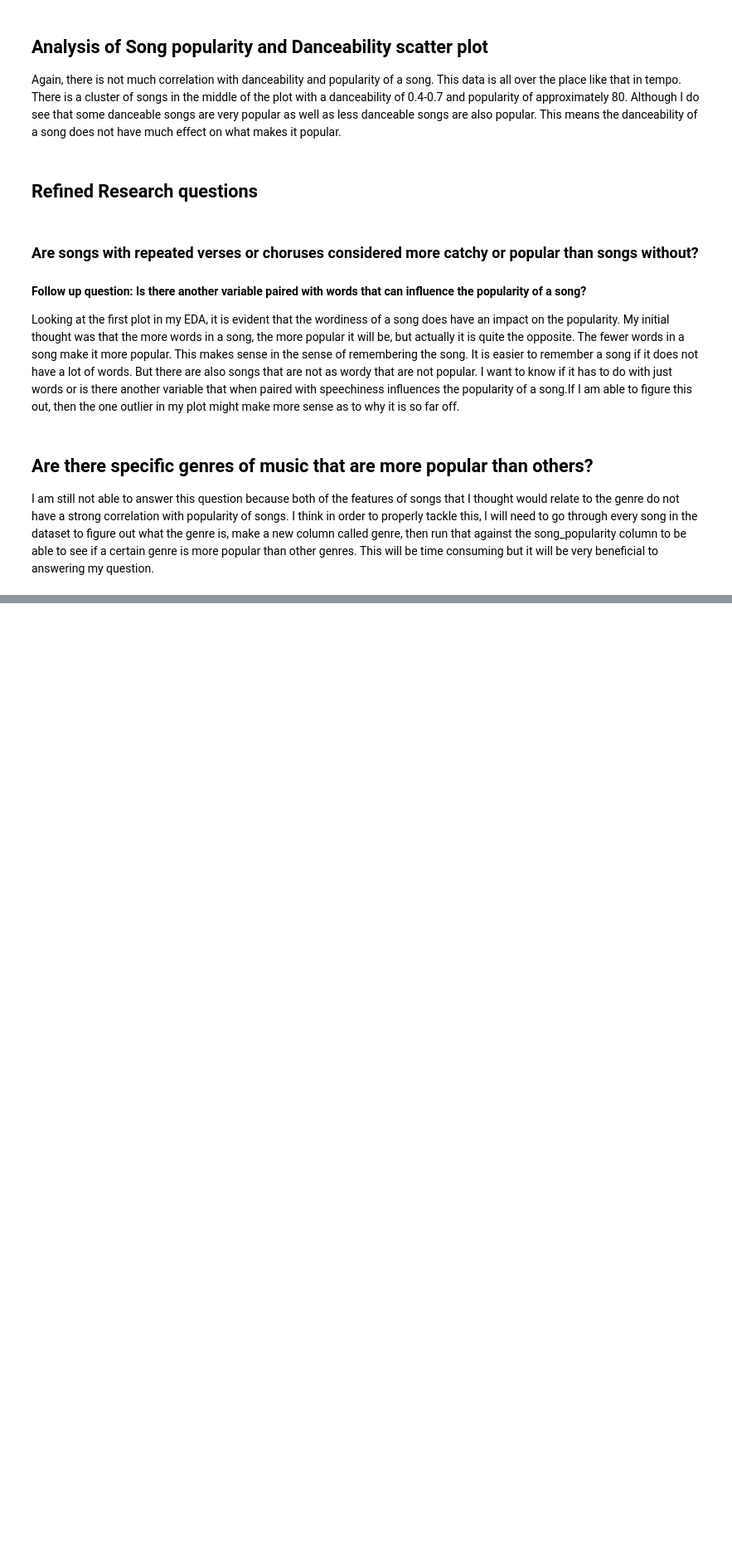
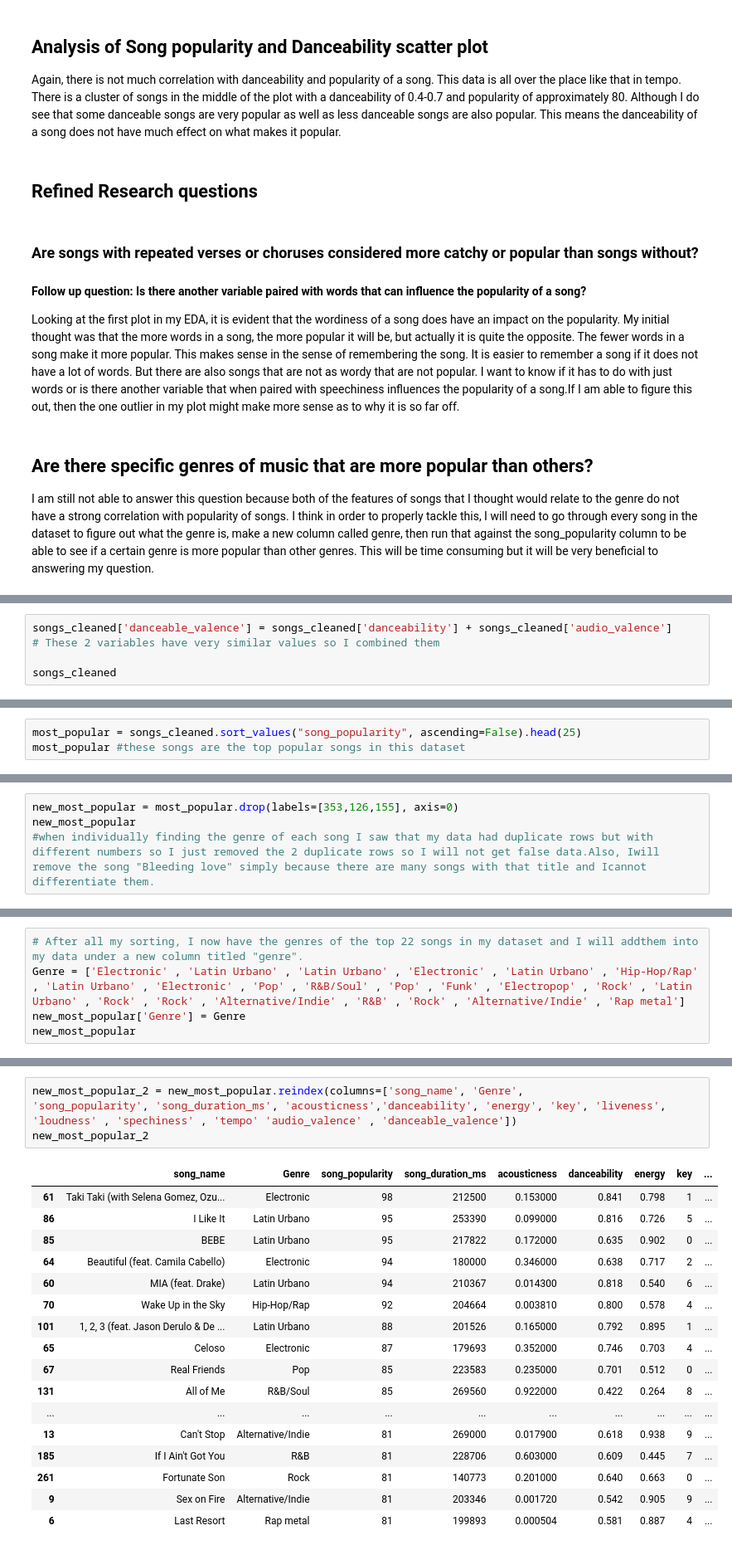
Before and after one commit to ubco-W2022T2-data301/project-group-group48, a Jupyter notebook: analysis/analysis2.ipynb, the cells around one changed output, grey strips where cells are left out. Shown at 83% size. Saved outputs shown, nothing was run; the diff lists cells and outputs as text; blank space fills up the shorter version.

```diff
--- a/analysis/analysis2.ipynb
+++ b/analysis/analysis2.ipynb
@@ -186,0 +243,5 @@ consuming but it will be very beneficial to answering my question.
+# %%
+songs_cleaned['danceable_valence'] = songs_cleaned['danceability'] + songs_cleaned['audio_valence']
+# These 2 variables have very similar values so I combined them
+
+songs_cleaned
@@ -186,0 +268,3 @@ consuming but it will be very beneficial to answering my question.
+# %%
+most_popular = songs_cleaned.sort_values("song_popularity", ascending=False).head(25)
+most_popular #these songs are the top popular songs in this dataset
@@ -186,0 +289,4 @@ consuming but it will be very beneficial to answering my question.
+# %%
+new_most_popular = most_popular.drop(labels=[353,126,155], axis=0)
+new_most_popular
+#when individually finding the genre of each song I saw that my data had duplicate rows but with different numbers so I just removed the 2 duplicate rows so I will not get false data.Also, Iwill remove the song "Bleeding love" simply because there are many songs with that title and Icannot differentiate them.
@@ -186,0 +311,6 @@ consuming but it will be very beneficial to answering my question.
+# %%
+# After all my sorting, I now have the genres of the top 22 songs in my dataset and I will addthem into my data under a new column titled "genre".
+Genre = ['Electronic' , 'Latin Urbano' , 'Latin Urbano' , 'Electronic' , 'Latin Urbano' , 'Hip-Hop/Rap'
+, 'Latin Urbano' , 'Electronic' , 'Pop' , 'R&B/Soul' , 'Pop' , 'Funk' , 'Electropop' , 'Rock' , 'Latin Urbano' , 'Rock' , 'Rock' , 'Alternative/Indie' , 'R&B' , 'Rock' , 'Alternative/Indie' , 'Rap metal']
+new_most_popular['Genre'] = Genre
+new_most_popular
@@ -186,0 +335,23 @@ consuming but it will be very beneficial to answering my question.
+# %%
+new_most_popular_2 = new_most_popular.reindex(columns=['song_name', 'Genre',
+'song_popularity', 'song_duration_ms', 'acousticness','danceability', 'energy', 'key', 'liveness',
+'loudness' , 'spechiness' , 'tempo' 'audio_valence' , 'danceable_valence'])
+new_most_popular_2
+# %% [output]
+|  | song_name | Genre | song_popularity | song_duration_ms | acousticness | danceability | energy | key | ... |
+| 61 | Taki Taki (with Selena Gomez, Ozu... | Electronic | 98 | 212500 | 0.153000 | 0.841 | 0.798 | 1 | ... |
+| 86 | I Like It | Latin Urbano | 95 | 253390 | 0.099000 | 0.816 | 0.726 | 5 | ... |
+| 85 | BEBE | Latin Urbano | 95 | 217822 | 0.172000 | 0.635 | 0.902 | 0 | ... |
+| 64 | Beautiful (feat. Camila Cabello) | Electronic | 94 | 180000 | 0.346000 | 0.638 | 0.717 | 2 | ... |
+| 60 | MIA (feat. Drake) | Latin Urbano | 94 | 210367 | 0.014300 | 0.818 | 0.540 | 6 | ... |
+| 70 | Wake Up in the Sky | Hip-Hop/Rap | 92 | 204664 | 0.003810 | 0.800 | 0.578 | 4 | ... |
+| 101 | 1, 2, 3 (feat. Jason Derulo & De ... | Latin Urbano | 88 | 201526 | 0.165000 | 0.792 | 0.895 | 1 | ... |
+| 65 | Celoso | Electronic | 87 | 179693 | 0.352000 | 0.746 | 0.703 | 4 | ... |
+| 67 | Real Friends | Pop | 85 | 223583 | 0.235000 | 0.701 | 0.512 | 0 | ... |
+| 131 | All of Me | R&B/Soul | 85 | 269560 | 0.922000 | 0.422 | 0.264 | 8 | ... |
+| ... | ... | ... | ... | ... | ... | ... | ... | ... | ... |
+| 13 | Can't Stop | Alternative/Indie | 81 | 269000 | 0.017900 | 0.618 | 0.938 | 9 | ... |
+| 185 | If I Ain't Got You | R&B | 81 | 228706 | 0.603000 | 0.609 | 0.445 | 7 | ... |
+| 261 | Fortunate Son | Rock | 81 | 140773 | 0.201000 | 0.640 | 0.663 | 0 | ... |
+| 9 | Sex on Fire | Alternative/Indie | 81 | 203346 | 0.001720 | 0.542 | 0.905 | 9 | ... |
+| 6 | Last Resort | Rap metal | 81 | 199893 | 0.000504 | 0.581 | 0.887 | 4 | ... |
```
Also changed, not shown: parts of 16 cells of this notebook, 1 other file.
